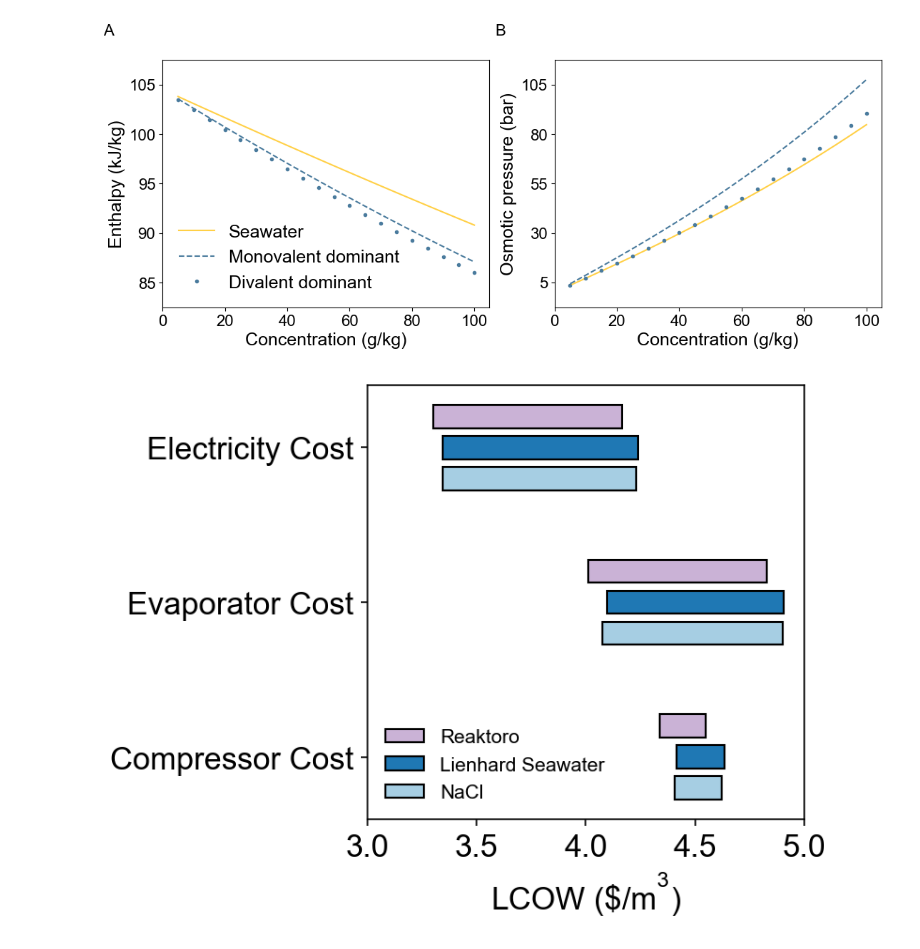
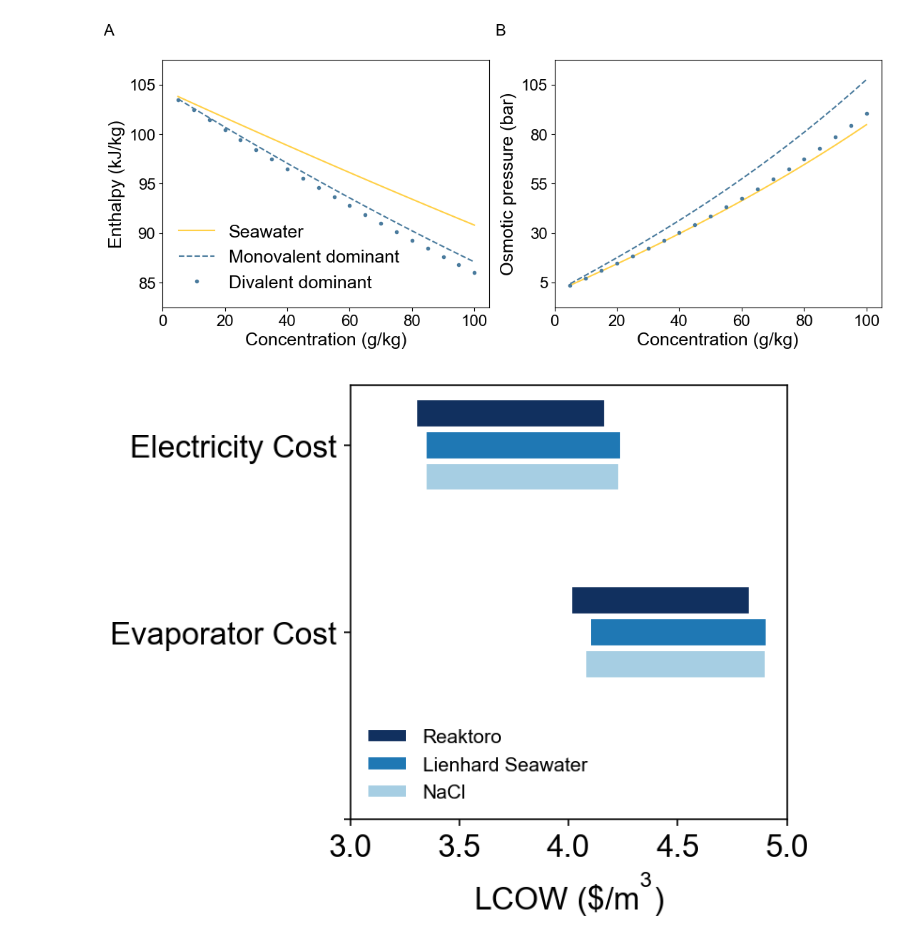
Before and after one commit to savannahsakhai/watertap, a Jupyter notebook: watertap/flowsheets/property_analysis/prop_plots/plotting.ipynb, the cells around one changed output. Cells and saved outputs as stored; diff of their text form; code cells hidden in the pictures.

Commit message:
update colors

```diff
--- a/watertap/flowsheets/property_analysis/prop_plots/plotting.ipynb
+++ b/watertap/flowsheets/property_analysis/prop_plots/plotting.ipynb
@@ -217,7 +217,7 @@ color_list = [
                 "#a6cee3",
                 "#1f78b4",
                 "#b2df8a",
-                "#33a02c",
+                "#1d6918ff",
                 "#fb9a99",
                 "#e31a1c",
                 "#fdbf6f",
@@ -228,30 +228,34 @@ color_list = [
                 "#b15928",
             ]
 
-light = color_list[0]
-mid_light = color_list[2]
-mid_dark = color_list[1]
-dark = color_list[3]
+light = '#a6cee3'
+mid_light = "#1f78b4"
+dark = "#11305f"
+
+# light = '#8cc5e3'
+# mid_light = '#3594cc'
+# dark = "#14386D"
 # %%
 # Original parameter names and grouping labels
-parameters = ["Electricity Cost","Evaporator Cost","Compressor Cost"]
+parameters = ["Electricity Cost","Evaporator Cost",""]
 n_subbars = 3
 
 # Sample data for LCOW_low and LCOW_high (the reordered values should match your data)
-LCOW_low = [s1["LCOW"][0], s2["LCOW"][0], s3["LCOW"][0],
-            s4["LCOW"][0], s5["LCOW"][0], s6["LCOW"][0],
-            s7["LCOW"][0], s8["LCOW"][0], s9["LCOW"][0],
+LCOW_low = [s1["LCOW"][0], s2["LCOW"][0],
+            s4["LCOW"][0], s5["LCOW"][0],
+            s7["LCOW"][0], s8["LCOW"][0],
             ]
 
-LCOW_high = [s1["LCOW"][1], s2["LCOW"][1], s3["LCOW"][1],
-             s4["LCOW"][1], s5["LCOW"][1], s6["LCOW"][1],
-             s7["LCOW"][1], s8["LCOW"][1], s9["LCOW"][1],
+LCOW_high = [s1["LCOW"][1], s2["LCOW"][1],
+             s4["LCOW"][1], s5["LCOW"][1],
+            s7["LCOW"][1], s8["LCOW"][1],
              ]
 
 # New ordered indices based on the new parameter order
-indices_order = [0, 3, 6,
-                 1, 4, 7,
-                 2, 5, 8]
+indices_order = [0, 2, 4,
+                 1, 3, 5,
+                # 2, 5, 8
+                 ]
 
 # Reorder LCOW_low and LCOW_high based on the new indices
 # parameters_new = [parameters[i] for i in indices_order]
@@ -260,7 +264,7 @@ LCOW_high = [LCOW_high[i] for i in indices_order]
 
 base_y_pos = np.arange(len(parameters))
 y_pos = []
-offset = [-0.2, 0, 0.2]
+offset = [-0.17, 0, 0.17 ]
 
 for y in base_y_pos:
     for o in offset:
@@ -273,11 +277,6 @@ fig.init_figure(
     )
 fig.set_default_figure_settings(font_size=title_size, label_size=title_size)
 
-light = color_list[0]
-mid_light = color_list[1]
-dark = color_list[8]
-# econ =  color_list[2]
-# econ2 =  color_list[3]
 color = [dark, mid_light, light,
          dark, mid_light, light,
          dark, mid_light, light,
@@ -286,35 +285,35 @@ color = [dark, mid_light, light,
 # y_pos = np.arange(len(parameters))
 
 width = []
 bottom = []
 for low, high in zip(LCOW_low, LCOW_high):
     width.append(abs(high - low))
     bottom.append(min(low, high))
 
 # Loop over each parameter to plot individual bars with unique labels
 for y, w, b, c in zip(y_pos, width, bottom, color):
     fig.plot_bar(
         [y],  # single y position
         [w],  # single width
         bottom=[b],  # single bottom position
         width=0.15,
         vertical=False,
         color=c,
-        capsize=12
+        edgecolor="white",
     )
 
 
 # Additional plot settings
 plt.tick_params(labelsize=title_size-2)
 plt.xlim(3,5)
 plt.xlabel("LCOW ($\$$/m$^3$)",fontsize=title_size-2)
 plt.legend(["Reaktoro","Lienhard Seawater","NaCl"], loc="lower left", fontsize=10, frameon=False)
 
 plt.yticks(base_y_pos, parameters)
 plt.gca().invert_yaxis()
 plt.savefig("MVC_sensitivity", dpi=600, bbox_inches='tight')
 # %% [output]
-[figure, old version]
+[figure, new version]
 # %%
 s1 = pd.read_csv(r"C:\Users\sss0031\Documents\GitHub\watertap\watertap\flowsheets\property_analysis\tech_data\RO_Reaktoro_sensitivity_5.csv")
 s2 = pd.read_csv(r"C:\Users\sss0031\Documents\GitHub\watertap\watertap\flowsheets\property_analysis\tech_data\RO_Reaktoro_sensitivity_6.csv")
```
Also changed, not shown: parts of 1 cell of this notebook, 4 other files.
